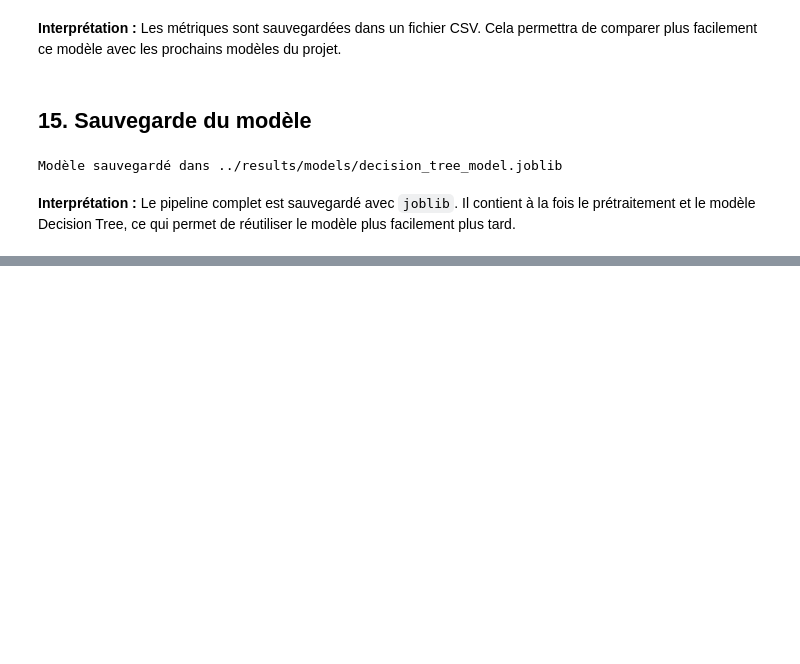
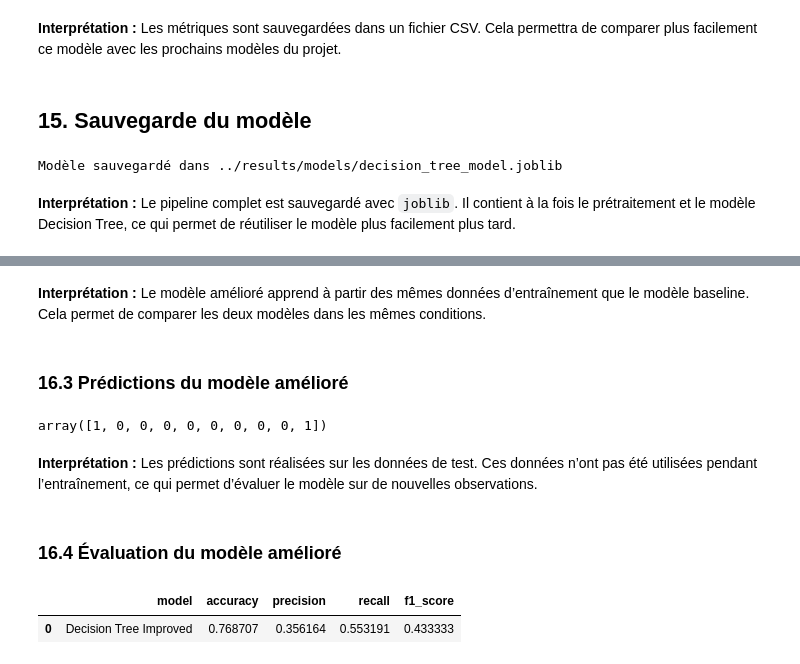
Before and after one commit to omarzinane1/employee-attrition-prediction, a Jupyter notebook: notebooks/03_decision_tree.ipynb, the cells around one changed output, grey strips where cells are left out. Drawn from its saved outputs; the diff is of its cells as text; code cells hidden in the pictures; blank space fills up the shorter version.

```diff
--- a/notebooks/03_decision_tree.ipynb
+++ b/notebooks/03_decision_tree.ipynb
@@ -383,0 +510,33 @@ Modèle sauvegardé dans ../results/models/decision_tree_model.joblib
+# %% [markdown]
+**Interprétation :** Le modèle amélioré apprend à partir des mêmes données d’entraînement que le modèle baseline. Cela permet de comparer les deux modèles dans les mêmes conditions.
+# %% [markdown]
+### 16.3 Prédictions du modèle amélioré
+# %%
+y_pred_dt_improved = dt_model_improved.predict(X_test)
+y_pred_dt_improved[:10]
+# %% [output]
+array([1, 0, 0, 0, 0, 0, 0, 0, 0, 1])
+# %% [markdown]
+**Interprétation :** Les prédictions sont réalisées sur les données de test. Ces données n’ont pas été utilisées pendant l’entraînement, ce qui permet d’évaluer le modèle sur de nouvelles observations.
+# %% [markdown]
+### 16.4 Évaluation du modèle amélioré
+# %%
+accuracy_dt_improved = accuracy_score(y_test, y_pred_dt_improved)
+precision_dt_improved = precision_score(y_test, y_pred_dt_improved, zero_division=0)
+recall_dt_improved = recall_score(y_test, y_pred_dt_improved, zero_division=0)
+f1_dt_improved = f1_score(y_test, y_pred_dt_improved, zero_division=0)
+
+metrics_dt_improved_df = pd.DataFrame(
+    {
+        "model": ["Decision Tree Improved"],
+        "accuracy": [accuracy_dt_improved],
+        "precision": [precision_dt_improved],
+        "recall": [recall_dt_improved],
+        "f1_score": [f1_dt_improved],
+    }
+)
+
+metrics_dt_improved_df
+# %% [output]
+|  | model | accuracy | precision | recall | f1_score |
+| 0 | Decision Tree Improved | 0.768707 | 0.356164 | 0.553191 | 0.433333 |
```
Also changed, not shown: parts of 28 cells of this notebook, 3 other files.
